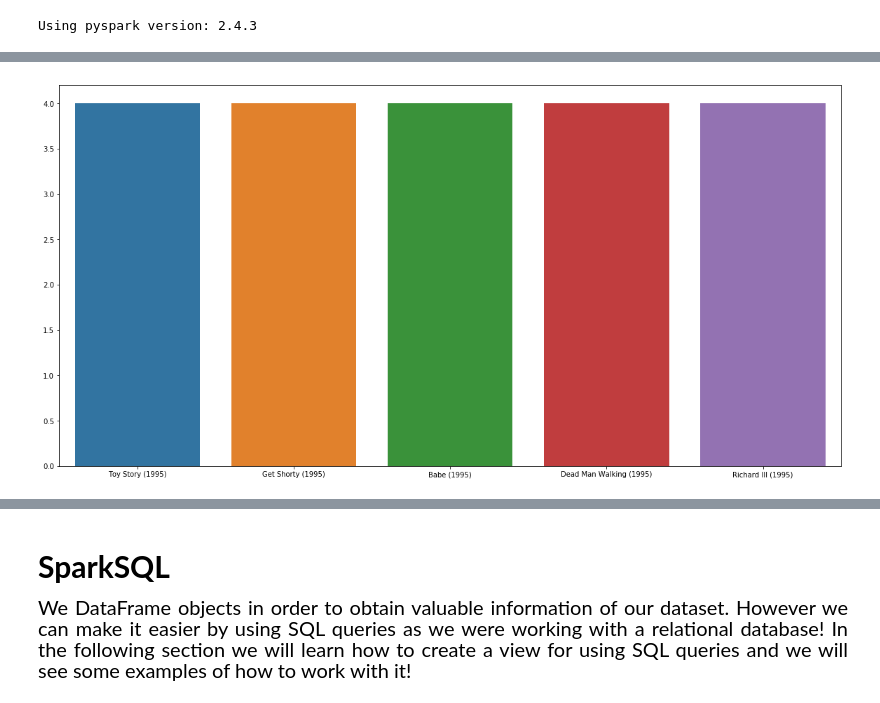
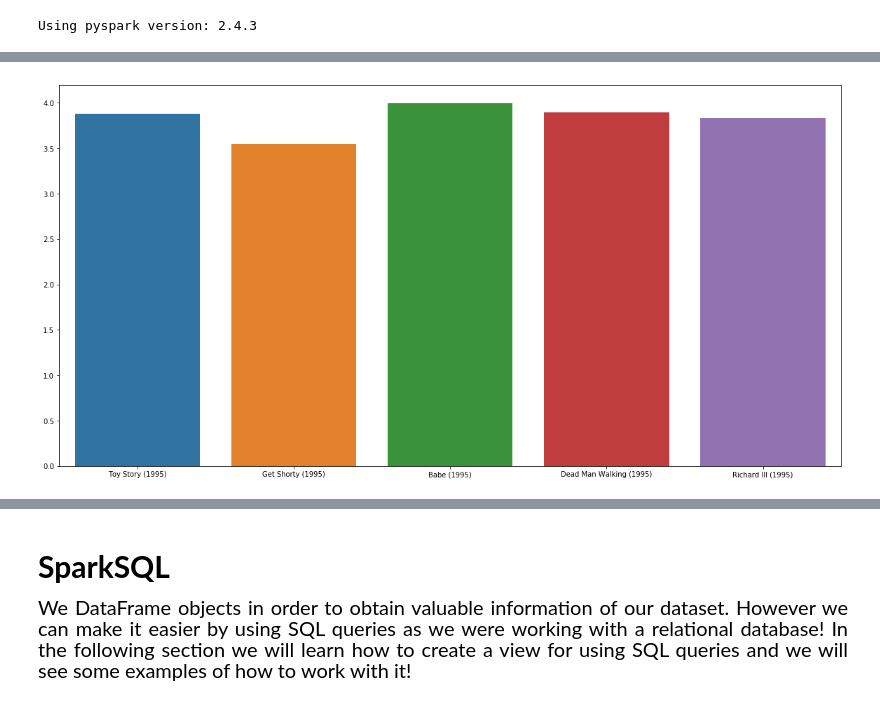
Before and after one commit to rubencr14/ML_models, a Jupyter notebook: ML_tutorials_nbviewer/Intro_to_Spark.ipynb, the cells around one changed output, grey strips where cells are left out. Saved outputs shown, nothing was run; the diff lists cells and outputs as text; code cells hidden in the pictures.

```diff
--- a/ML_tutorials_nbviewer/Intro_to_Spark.ipynb
+++ b/ML_tutorials_nbviewer/Intro_to_Spark.ipynb
@@ -72,39 +71,61 @@ Now let us work a play a little bit wirh RDDs. First of all, we need to download
 <a target="_blank" href="https://grouplens.org/datasets/movielens/" style="text-decoration: none">MovieLens</a> dataset.
 
 </div>
+# %%
+class SparkUtilities(object):
+
+    def __init__(self, file_name):
+
+        self._file_name = file_name
+        self.conf = SparkConf().setAppName("spark_app").setMaster("local")
+        self.sc = SparkContext(conf=self.conf).getOrCreate()
+
+    @staticmethod
+    def parse_file(file, index_1=0, index_2=1, delimiter="|"):
+        movie_names = []
+        infile = open(file, "r", encoding="utf8", errors="ignore")
+        for line in infile:
+            fields = line.split(delimiter)
+            movie_names.append((fields[index_1], fields[index_2]))
+        return movie_names
 # %%
+class AverageMovieDataset(SparkUtilities):
 
-sc.stop()
-config = SparkConf().setAppName("spark_app").setMaster("local")
-sc = SparkContext(conf=config)
-file_name = "ml-100k/u.data"
-parsed = sc.textFile(file_name).map(lambda x: (x.split("\t"))).map(lambda x: (x[1], x[2])) # (movieID, rating) tuple
-rdd = parsed.mapValues(lambda x: (int(x), 1)).sortByKey()
-reduc = rdd.reduceByKey(lambda a, b : (a[0]+b[0], a[1]+b[1])).sortByKey() # a is the first value and b the second value
-final = reduc.mapValues(lambda a: int(np.ceil(a[0] / a[1]))) #Computing averages
-print("final ", final.take(5)) #Nothing happens until doing action take, only DAG is drawn
+    def __init__(self, file_name):
+        super(AverageMovieDataset, self).__init__(file_name)
 
-#We know the movieID, but what about the name?? Let's match movieID with its name using the u.item file!
+    def _compute_average(self):
 
-def load_movie_names():
-    movie_names = []
-    infile = open("ml-100k/u.item", "r", encoding="utf8", errors="ignore")
-    for line in infile:
-        fields = line.split("|")
-        movie_names.append((fields[0], fields[1]))
-    return movie_names
+        rdd = self.sc.textFile(self._file_name).map(lambda x: (x.split("\t"))).map(lambda x: (x[1], x[2])) # (movieID, rating) tuple
+        rdd = rdd.mapValues(lambda x: (int(x), 1)).sortByKey()
+        rdd = rdd.reduceByKey(lambda a, b : (a[0]+b[0], a[1]+b[1])).sortByKey() # a is the first value and b the second value
+        rdd = rdd.mapValues(lambda a: float(a[0] / a[1])) #Computing averages
+        return rdd
 
-rdd_names = sc.parallelize(load_movie_names()) #Creating a RDD from list using parallelize method!
-joined = rdd_names.join(final)
-print("results ", joined.take(5))
+        print("RDD computed, showing 5 samples.. \n {}".format(rdd.take(5)))
 
-#Once we have joined them and we have the tables let us plot the results using our favorite plotting library!
-names = []
-rating = []
-for elem in joined.collect(): #collect allows to make the RDD iterable!
-    names.append(elem[1][0])
-    rating.append(elem[1][1])
-plt.figure(figsize=(20,10)) #size of the figure!
-sns.barplot(names[:5], rating[:5]) #Only the first five since there is lots of information!
-plt.show()
+
+    def _compute_average_rating(self, plot=True):
+
+        rdd = self._compute_average()
+        rdd_names = self.sc.parallelize(SparkUtilities.parse_file(file="ml-100k/u.item"))
+        rdd_joined = rdd_names.join(rdd)
+        if plot:
+            self._plot_results(rdd_joined)
+
+
+    def _plot_results(self, rdd_to_plot):
+
+        names = []
+        rating = []
+        for elem in rdd_to_plot.collect(): #collect allows to make the RDD iterable!
+            names.append(elem[1][0])
+            rating.append(elem[1][1])
+        plt.figure(figsize=(20,10)) #size of the figure!
+        sns.barplot(names[:5], rating[:5]) #Only the first five since there is lots of information!
+        plt.show()
+
+
+movies = AverageMovieDataset(file_name="ml-100k/u.data")
+movies._compute_average_rating()
 # %% [output]
@@ -113,3 +132,3 @@ results  [('1', ('Toy Story (1995)', 4)), ('4', ('Get Shorty (1995)', 4)), ('8',
-[figure, old version]
+[figure, new version]
 # %% [markdown]
 <div style="text-align:justify; font-family: Garamond; font-size:20px; margin: 20px; margin-left: 0px; line-height: 24pt">
```
Also changed, not shown: parts of 10 cells of this notebook.
